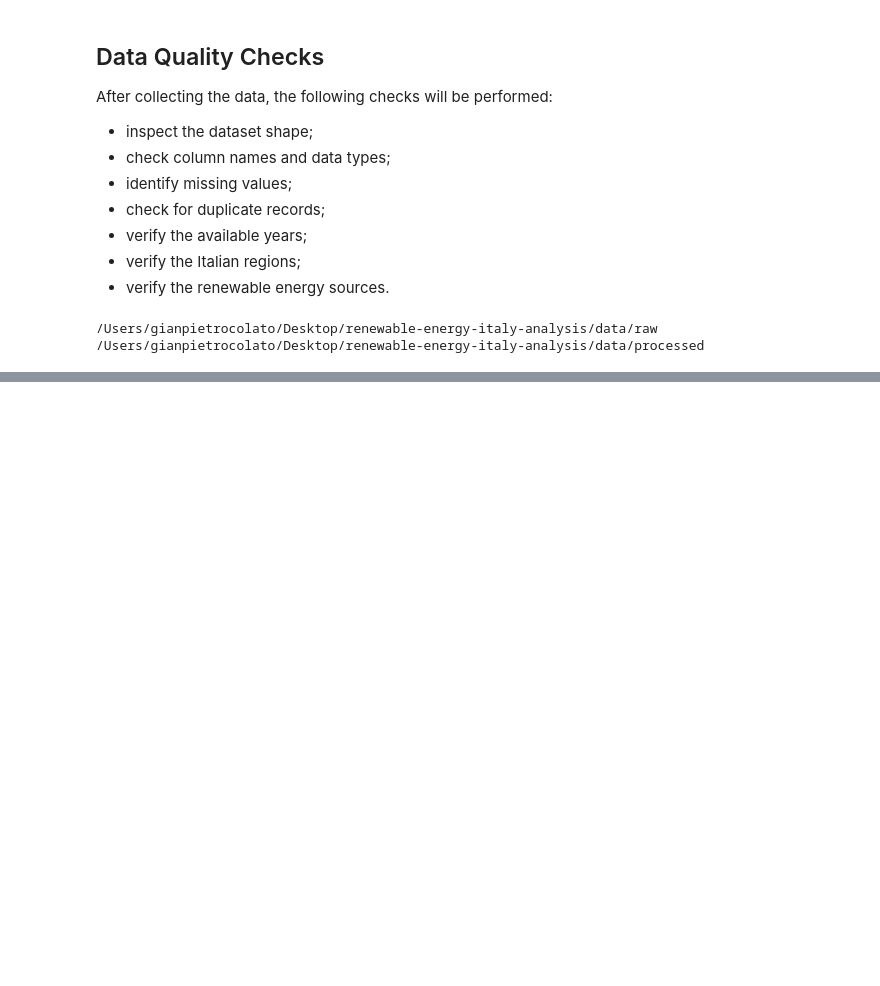
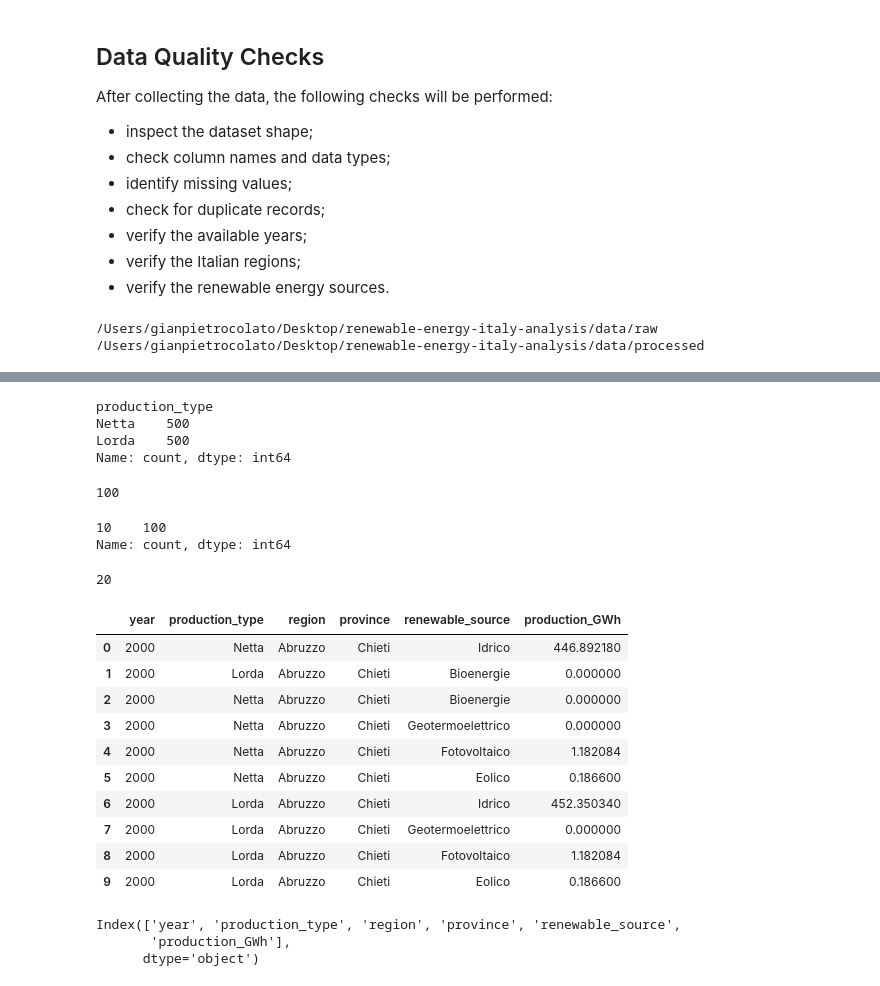
Before and after one commit to assutti/renewable-energy-italy-analysis, a Jupyter notebook: notebooks/01_data_collection.ipynb, the cells around one changed output, grey strips where cells are left out. Saved outputs shown, nothing was run; the diff lists cells and outputs as text; code cells hidden in the pictures; blank space fills up the shorter version.

```diff
--- a/notebooks/01_data_collection.ipynb
+++ b/notebooks/01_data_collection.ipynb
@@ -112,0 +285,20 @@ print(PROCESSED_DATA_DIR.resolve())
+# %%
+# Prepare the authorization header for authenticated API requests.
+headers = {
+    "Authorization": f"Bearer {access_token}"
+}
+# %%
+# Request renewable electricity production data for 2000 from the Terna API.
+api_url = "https://api.terna.it/generation/v2.0/renewable-sources-production"
+
+params = {
+    "year": 2000
+}
+time.sleep(1.2)
+api_response = requests.get(
+    api_url,
+    headers=headers,
+    params=params
+)
+api_response.raise_for_status()
+print(api_response.status_code)
@@ -112,0 +307,5 @@ print(PROCESSED_DATA_DIR.resolve())
+# %%
+# Parse the API response and inspect its Python data type.
+api_data = api_response.json()
+
+type(api_data)
@@ -112,0 +335,5 @@ print(PROCESSED_DATA_DIR.resolve())
+# %%
+# Convert the API records into a pandas DataFrame.
+df_api_2000 = pd.DataFrame(api_data["renewable_sources"])
+
+df_api_2000.head()
@@ -112,0 +362,47 @@ print(PROCESSED_DATA_DIR.resolve())
+# %%
+df_api_2000["production_type"].value_counts()
+# %% [output]
+production_type
+Netta    500
+Lorda    500
+Name: count, dtype: int64
+# %%
+# Count the number of distinct provinces returned by the API.
+df_api_2000["province"].nunique()
+# %% [output]
+100
+# %%
+# Check the number of records returned for each province.
+df_api_2000.groupby("province").size().value_counts()
+# %% [output]
+10    100
+Name: count, dtype: int64
+# %%
+# Count the number of distinct regions returned by the API.
+df_api_2000["region"].nunique()
+# %% [output]
+20
+# %%
+# Inspect renewable production records for Chieti, Abruzzo.
+df_api_2000[
+    (df_api_2000["region"] == "Abruzzo") &
+    (df_api_2000["province"] == "Chieti")
+]
+# %% [output]
+|  | year | production_type | region | province | renewable_source | production_GWh |
+| 0 | 2000 | Netta | Abruzzo | Chieti | Idrico | 446.892180 |
+| 1 | 2000 | Lorda | Abruzzo | Chieti | Bioenergie | 0.000000 |
+| 2 | 2000 | Netta | Abruzzo | Chieti | Bioenergie | 0.000000 |
+| 3 | 2000 | Netta | Abruzzo | Chieti | Geotermoelettrico | 0.000000 |
+| 4 | 2000 | Netta | Abruzzo | Chieti | Fotovoltaico | 1.182084 |
+| 5 | 2000 | Netta | Abruzzo | Chieti | Eolico | 0.186600 |
+| 6 | 2000 | Lorda | Abruzzo | Chieti | Idrico | 452.350340 |
+| 7 | 2000 | Lorda | Abruzzo | Chieti | Geotermoelettrico | 0.000000 |
+| 8 | 2000 | Lorda | Abruzzo | Chieti | Fotovoltaico | 1.182084 |
+| 9 | 2000 | Lorda | Abruzzo | Chieti | Eolico | 0.186600 |
+# %%
+df_api_2000.columns
+# %% [output]
+Index(['year', 'production_type', 'region', 'province', 'renewable_source',
+       'production_GWh'],
+      dtype='object')
```
Also changed, not shown: parts of 72 cells of this notebook, 2 other files.
